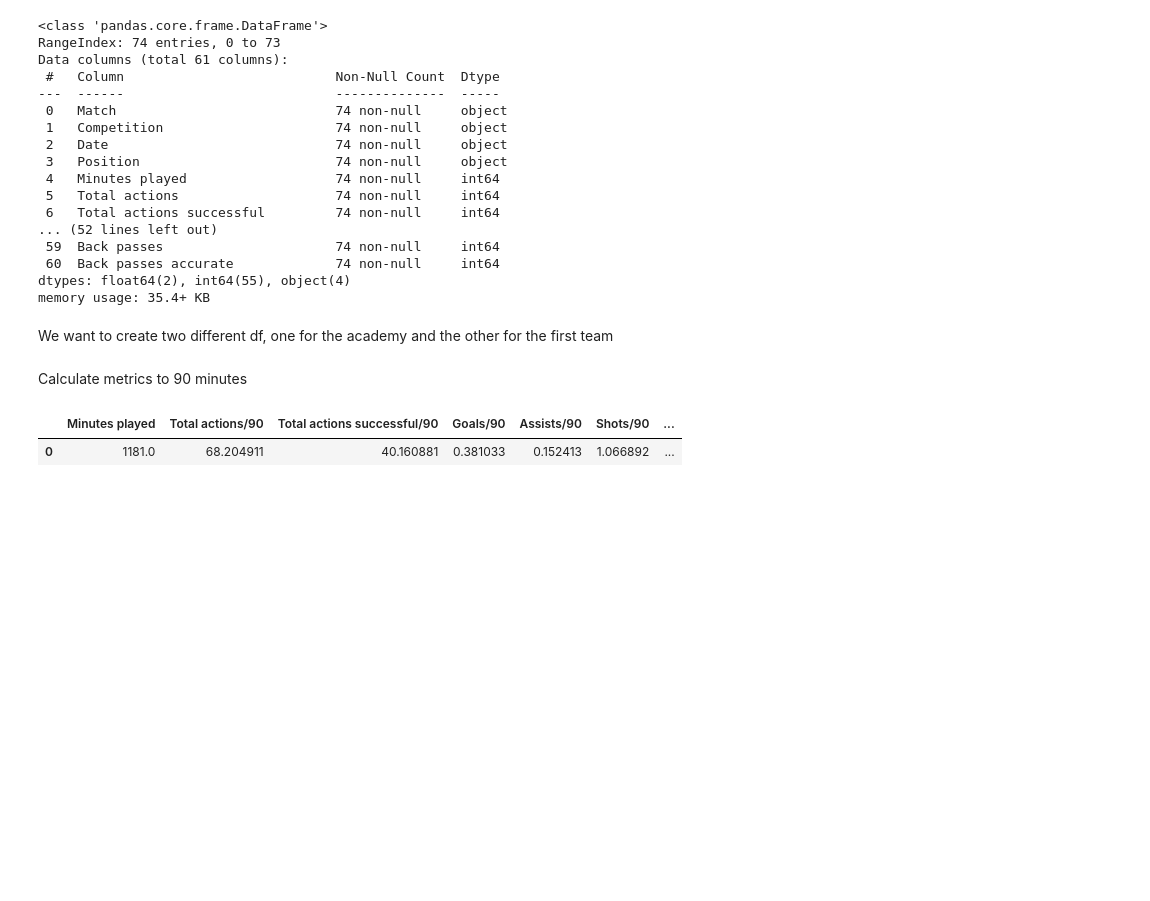
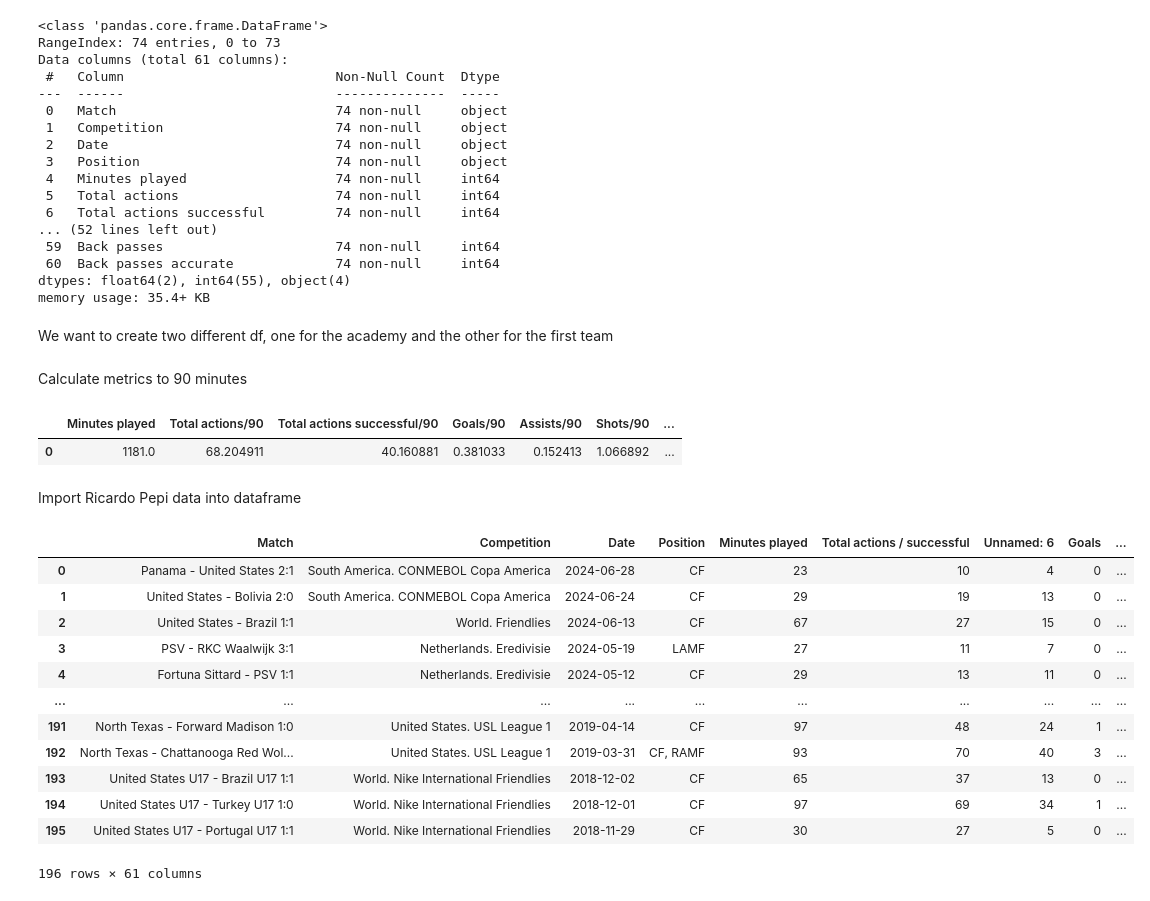
Before and after one commit to Tommy-Las/FootballAnalytics-FinalProject, a Jupyter notebook: code.ipynb, the cells around one changed output. Cells and saved outputs as stored; diff of their text form; code cells hidden in the pictures; blank space fills up the shorter version.

Commit message:
ricardo pepi data collected

```diff
--- a/code.ipynb
+++ b/code.ipynb
@@ -117,3 +119,22 @@ cremaschi_academy_df
 # %% [output]
 |  | Minutes played | Total actions/90 | Total actions successful/90 | Goals/90 | Assists/90 | Shots/90 | ... |
 | 0 | 1181.0 | 68.204911 | 40.160881 | 0.381033 | 0.152413 | 1.066892 | ... |
+# %% [markdown]
+Import Ricardo Pepi data into dataframe
+# %%
+pepi_df = pd.read_excel('Usa Data/Player stats R. Pepi.xlsx')
+pepi_df
+# %% [output]
+|  | Match | Competition | Date | Position | Minutes played | Total actions / successful | Unnamed: 6 | Goals | ... |
+| 0 | Panama - United States 2:1 | South America. CONMEBOL Copa America | 2024-06-28 | CF | 23 | 10 | 4 | 0 | ... |
+| 1 | United States - Bolivia 2:0 | South America. CONMEBOL Copa America | 2024-06-24 | CF | 29 | 19 | 13 | 0 | ... |
+| 2 | United States - Brazil 1:1 | World. Friendlies | 2024-06-13 | CF | 67 | 27 | 15 | 0 | ... |
+| 3 | PSV - RKC Waalwijk 3:1 | Netherlands. Eredivisie | 2024-05-19 | LAMF | 27 | 11 | 7 | 0 | ... |
+| 4 | Fortuna Sittard - PSV 1:1 | Netherlands. Eredivisie | 2024-05-12 | CF | 29 | 13 | 11 | 0 | ... |
+| ... | ... | ... | ... | ... | ... | ... | ... | ... | ... |
+| 191 | North Texas - Forward Madison 1:0 | United States. USL League 1 | 2019-04-14 | CF | 97 | 48 | 24 | 1 | ... |
+| 192 | North Texas - Chattanooga Red Wol... | United States. USL League 1 | 2019-03-31 | CF, RAMF | 93 | 70 | 40 | 3 | ... |
+| 193 | United States U17 - Brazil U17 1:1 | World. Nike International Friendlies | 2018-12-02 | CF | 65 | 37 | 13 | 0 | ... |
+| 194 | United States U17 - Turkey U17 1:0 | World. Nike International Friendlies | 2018-12-01 | CF | 97 | 69 | 34 | 1 | ... |
+| 195 | United States U17 - Portugal U17 1:1 | World. Nike International Friendlies | 2018-11-29 | CF | 30 | 27 | 5 | 0 | ... |
+196 rows × 61 columns
```
Also changed, not shown: parts of 2 cells of this notebook.
